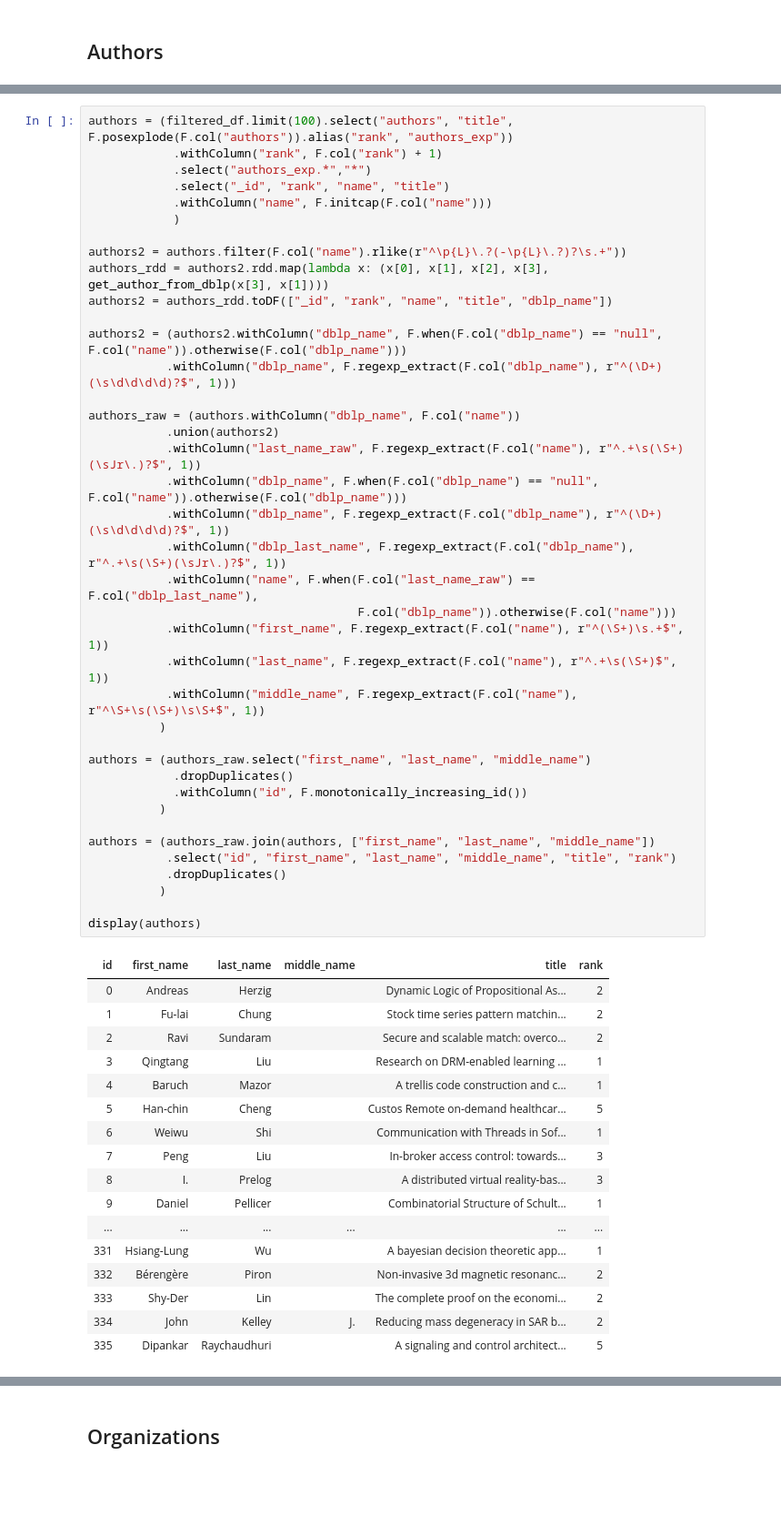
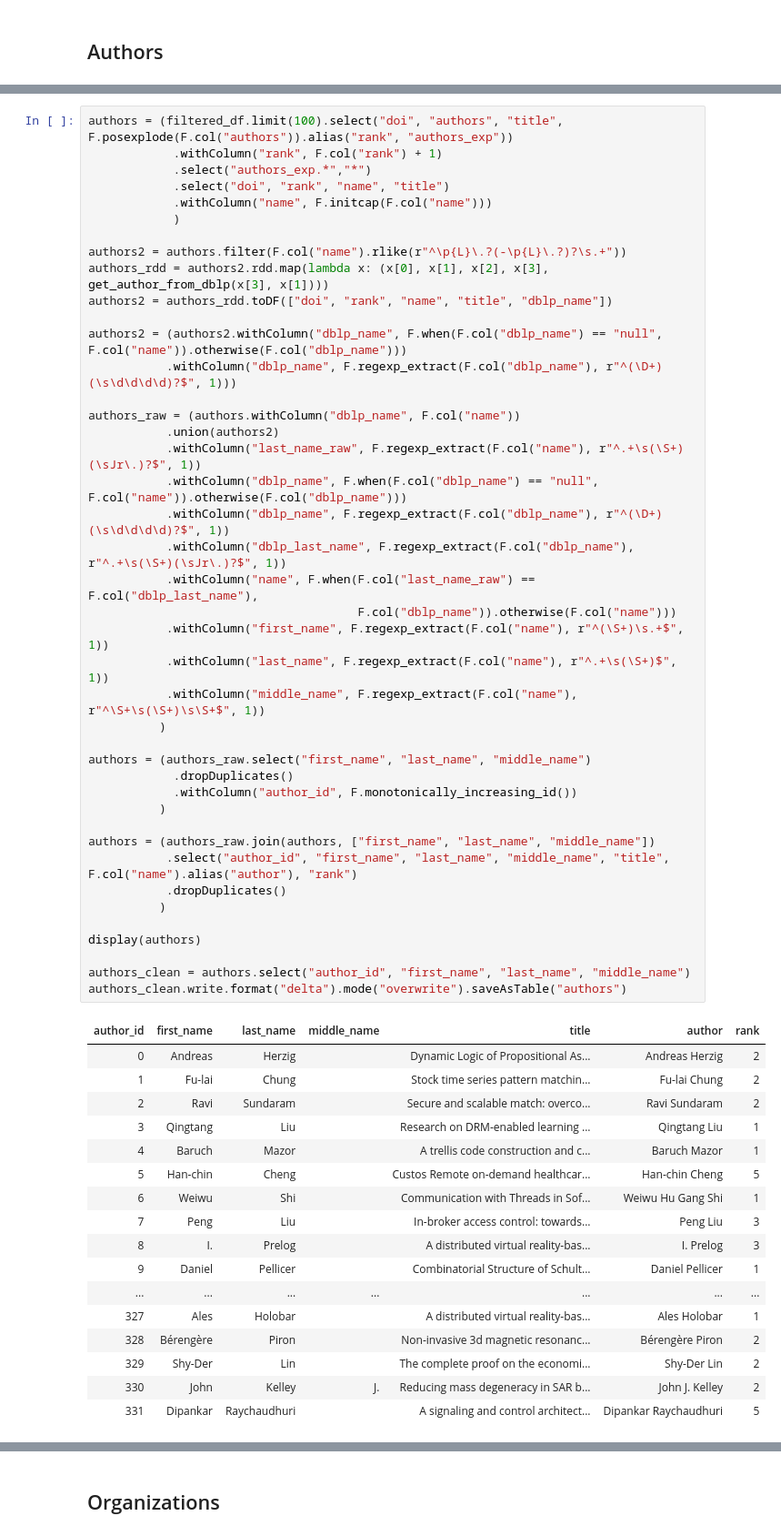
Before and after one commit to Karljohan99/BDM2023-group3, a Jupyter notebook: project1/Project_1.ipynb, the cells around one changed output, grey strips where cells are left out. Shown at 91% size. Cells and saved outputs as stored; diff of their text form; blank space fills up the shorter version.

```diff
--- a/project1/Project_1.ipynb
+++ b/project1/Project_1.ipynb
@@ -75,57 +67,60 @@ def get_author_from_dblp(title, rank):
 # %%
-authors = (filtered_df.limit(100).select("authors", "title", F.posexplode(F.col("authors")).alias("rank", "authors_exp"))
+authors = (filtered_df.limit(100).select("doi", "authors", "title", F.posexplode(F.col("authors")).alias("rank", "authors_exp"))
             .withColumn("rank", F.col("rank") + 1)
             .select("authors_exp.*","*")
-            .select("_id", "rank", "name", "title")
+            .select("doi", "rank", "name", "title")
             .withColumn("name", F.initcap(F.col("name")))
             )
 
 authors2 = authors.filter(F.col("name").rlike(r"^\p{L}\.?(-\p{L}\.?)?\s.+"))
 authors_rdd = authors2.rdd.map(lambda x: (x[0], x[1], x[2], x[3], get_author_from_dblp(x[3], x[1])))
-authors2 = authors_rdd.toDF(["_id", "rank", "name", "title", "dblp_name"])
+authors2 = authors_rdd.toDF(["doi", "rank", "name", "title", "dblp_name"])
 
 authors2 = (authors2.withColumn("dblp_name", F.when(F.col("dblp_name") == "null", F.col("name")).otherwise(F.col("dblp_name")))
            .withColumn("dblp_name", F.regexp_extract(F.col("dblp_name"), r"^(\D+)(\s\d\d\d\d)?$", 1)))
 
 authors_raw = (authors.withColumn("dblp_name", F.col("name"))
            .union(authors2)
            .withColumn("last_name_raw", F.regexp_extract(F.col("name"), r"^.+\s(\S+)(\sJr\.)?$", 1))
            .withColumn("dblp_name", F.when(F.col("dblp_name") == "null", F.col("name")).otherwise(F.col("dblp_name")))
            .withColumn("dblp_name", F.regexp_extract(F.col("dblp_name"), r"^(\D+)(\s\d\d\d\d)?$", 1))
            .withColumn("dblp_last_name", F.regexp_extract(F.col("dblp_name"), r"^.+\s(\S+)(\sJr\.)?$", 1))
            .withColumn("name", F.when(F.col("last_name_raw") == F.col("dblp_last_name"),
                                       F.col("dblp_name")).otherwise(F.col("name")))
            .withColumn("first_name", F.regexp_extract(F.col("name"), r"^(\S+)\s.+$", 1))
            .withColumn("last_name", F.regexp_extract(F.col("name"), r"^.+\s(\S+)$", 1))
            .withColumn("middle_name", F.regexp_extract(F.col("name"), r"^\S+\s(\S+)\s\S+$", 1))
           )
 
 authors = (authors_raw.select("first_name", "last_name", "middle_name")
             .dropDuplicates()
-            .withColumn("id", F.monotonically_increasing_id())
+            .withColumn("author_id", F.monotonically_increasing_id())
           )
 
 authors = (authors_raw.join(authors, ["first_name", "last_name", "middle_name"])
-           .select("id", "first_name", "last_name", "middle_name", "title", "rank")
+           .select("author_id", "first_name", "last_name", "middle_name", "title", F.col("name").alias("author"), "rank")
            .dropDuplicates()
           )
 
 display(authors)
+
+authors_clean = authors.select("author_id", "first_name", "last_name", "middle_name")
+authors_clean.write.format("delta").mode("overwrite").saveAsTable("authors")
 # %% [output]
-| id | first_name | last_name | middle_name | title | rank |
-| 0 | Andreas | Herzig |  | Dynamic Logic of Propositional As... | 2 |
-| 1 | Fu-lai | Chung |  | Stock time series pattern matchin... | 2 |
-| 2 | Ravi | Sundaram |  | Secure and scalable match: overco... | 2 |
-| 3 | Qingtang | Liu |  | Research on DRM-enabled learning ... | 1 |
-| 4 | Baruch | Mazor |  | A trellis code construction and c... | 1 |
-| 5 | Han-chin | Cheng |  | Custos Remote on-demand healthcar... | 5 |
-| 6 | Weiwu | Shi |  | Communication with Threads in Sof... | 1 |
-| 7 | Peng | Liu |  | In-broker access control: towards... | 3 |
-| 8 | I. | Prelog |  | A distributed virtual reality-bas... | 3 |
-| 9 | Daniel | Pellicer |  | Combinatorial Structure of Schult... | 1 |
-| ... | ... | ... | ... | ... | ... |
-| 331 | Hsiang-Lung | Wu |  | A bayesian decision theoretic app... | 1 |
-| 332 | Bérengère | Piron |  | Non-invasive 3d magnetic resonanc... | 2 |
-| 333 | Shy-Der | Lin |  | The complete proof on the economi... | 2 |
-| 334 | John | Kelley | J. | Reducing mass degeneracy in SAR b... | 2 |
-| 335 | Dipankar | Raychaudhuri |  | A signaling and control architect... | 5 |
+| author_id | first_name | last_name | middle_name | title | author | rank |
+| 0 | Andreas | Herzig |  | Dynamic Logic of Propositional As... | Andreas Herzig | 2 |
+| 1 | Fu-lai | Chung |  | Stock time series pattern matchin... | Fu-lai Chung | 2 |
+| 2 | Ravi | Sundaram |  | Secure and scalable match: overco... | Ravi Sundaram | 2 |
+| 3 | Qingtang | Liu |  | Research on DRM-enabled learning ... | Qingtang Liu | 1 |
+| 4 | Baruch | Mazor |  | A trellis code construction and c... | Baruch Mazor | 1 |
+| 5 | Han-chin | Cheng |  | Custos Remote on-demand healthcar... | Han-chin Cheng | 5 |
+| 6 | Weiwu | Shi |  | Communication with Threads in Sof... | Weiwu Hu Gang Shi | 1 |
+| 7 | Peng | Liu |  | In-broker access control: towards... | Peng Liu | 3 |
+| 8 | I. | Prelog |  | A distributed virtual reality-bas... | I. Prelog | 3 |
+| 9 | Daniel | Pellicer |  | Combinatorial Structure of Schult... | Daniel Pellicer | 1 |
+| ... | ... | ... | ... | ... | ... | ... |
+| 327 | Ales | Holobar |  | A distributed virtual reality-bas... | Ales Holobar | 1 |
+| 328 | Bérengère | Piron |  | Non-invasive 3d magnetic resonanc... | Bérengère Piron | 2 |
+| 329 | Shy-Der | Lin |  | The complete proof on the economi... | Shy-Der Lin | 2 |
+| 330 | John | Kelley | J. | Reducing mass degeneracy in SAR b... | John J. Kelley | 2 |
+| 331 | Dipankar | Raychaudhuri |  | A signaling and control architect... | Dipankar Raychaudhuri | 5 |
```
Also changed, not shown: parts of 24 cells of this notebook.
